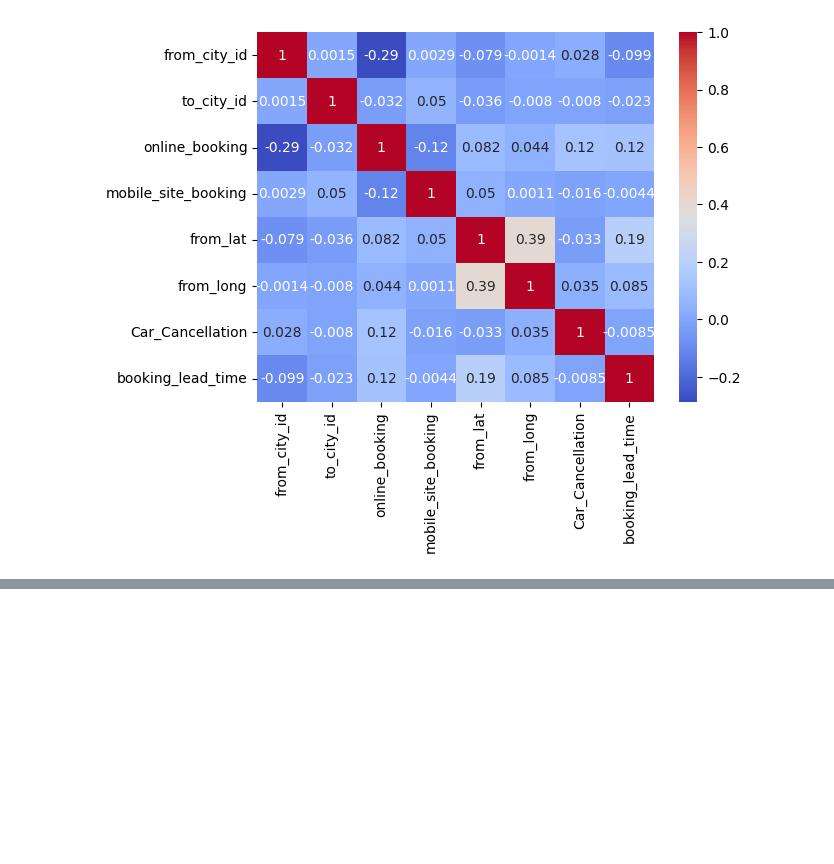
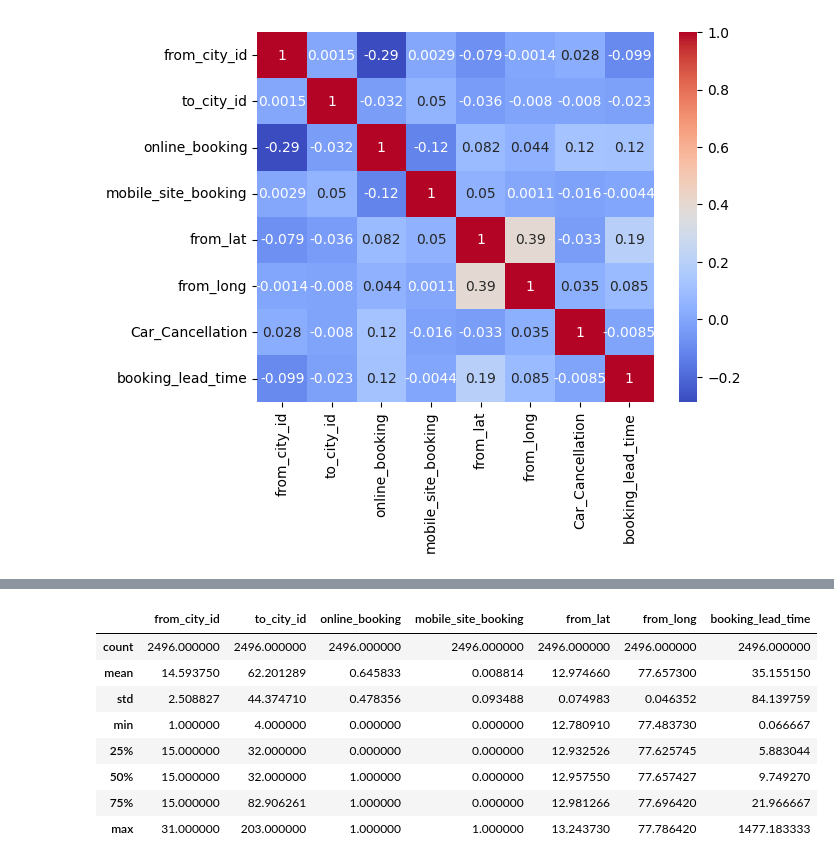
Before and after one commit to Hemant-Dua/Your_Cab_Project, a Jupyter notebook: main.ipynb, the cells around one changed output, grey strips where cells are left out. Drawn from its saved outputs; the diff is of its cells as text; code cells hidden in the pictures; blank space fills up the shorter version.

```diff
--- a/main.ipynb
+++ b/main.ipynb
@@ -302 +308,13 @@ X_train_smote.describe()
 | max | 31.000000 | 203.000000 | 1.000000 | 1.000000 | 13.243730 | 77.786420 | 1477.183333 |
+# %%
+X_train_ada.describe()
+# %% [output]
+|  | from_city_id | to_city_id | online_booking | mobile_site_booking | from_lat | from_long | booking_lead_time |
+| count | 2496.000000 | 2496.000000 | 2496.000000 | 2496.000000 | 2496.000000 | 2496.000000 | 2496.000000 |
+| mean | 14.593750 | 62.201289 | 0.645833 | 0.008814 | 12.974660 | 77.657300 | 35.155150 |
+| std | 2.508827 | 44.374710 | 0.478356 | 0.093488 | 0.074983 | 0.046352 | 84.139759 |
+| min | 1.000000 | 4.000000 | 0.000000 | 0.000000 | 12.780910 | 77.483730 | 0.066667 |
+| 25% | 15.000000 | 32.000000 | 0.000000 | 0.000000 | 12.932526 | 77.625745 | 5.883044 |
+| 50% | 15.000000 | 32.000000 | 1.000000 | 0.000000 | 12.957550 | 77.657427 | 9.749270 |
+| 75% | 15.000000 | 82.906261 | 1.000000 | 0.000000 | 12.981266 | 77.696420 | 21.966667 |
+| max | 31.000000 | 203.000000 | 1.000000 | 1.000000 | 13.243730 | 77.786420 | 1477.183333 |
```
Also changed, not shown: parts of 11 cells of this notebook.
